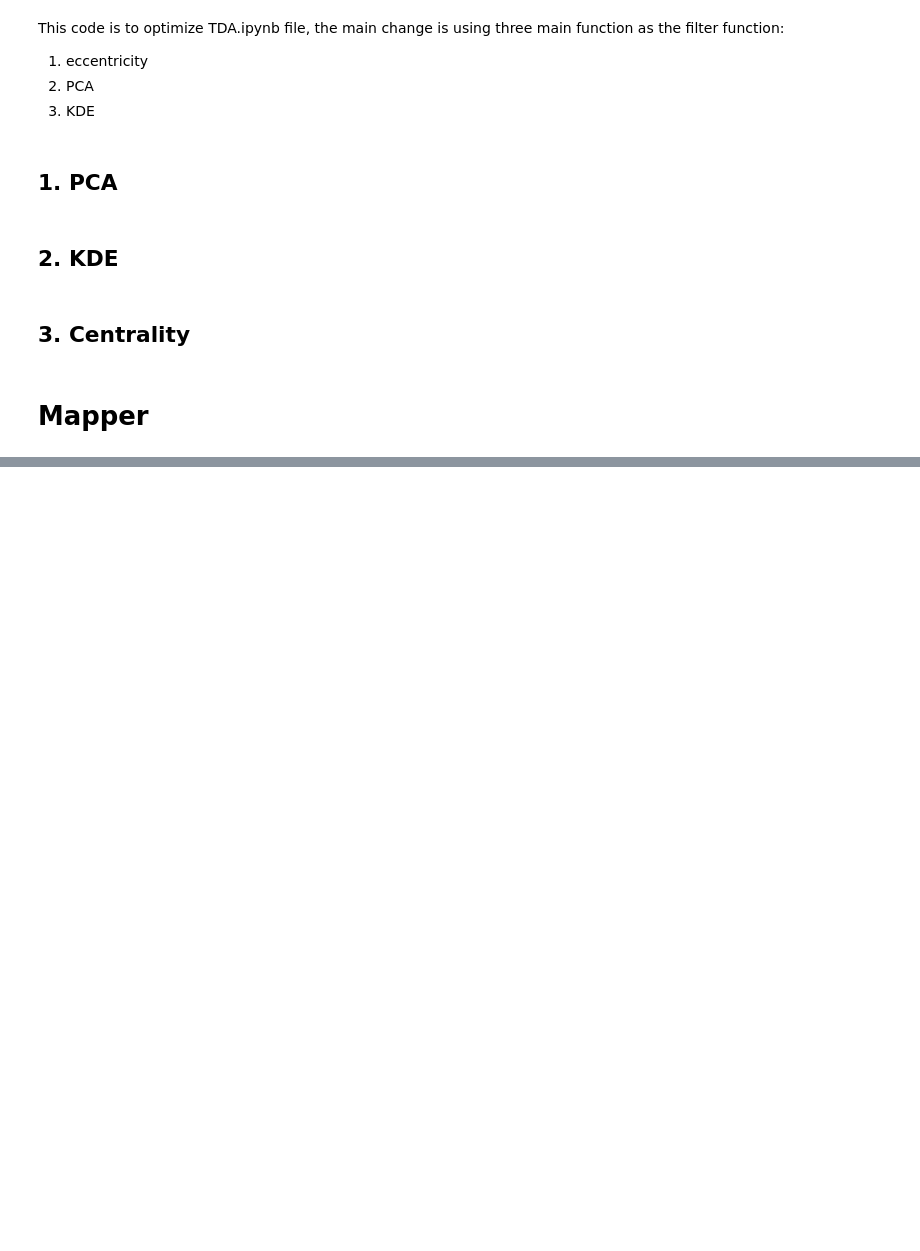
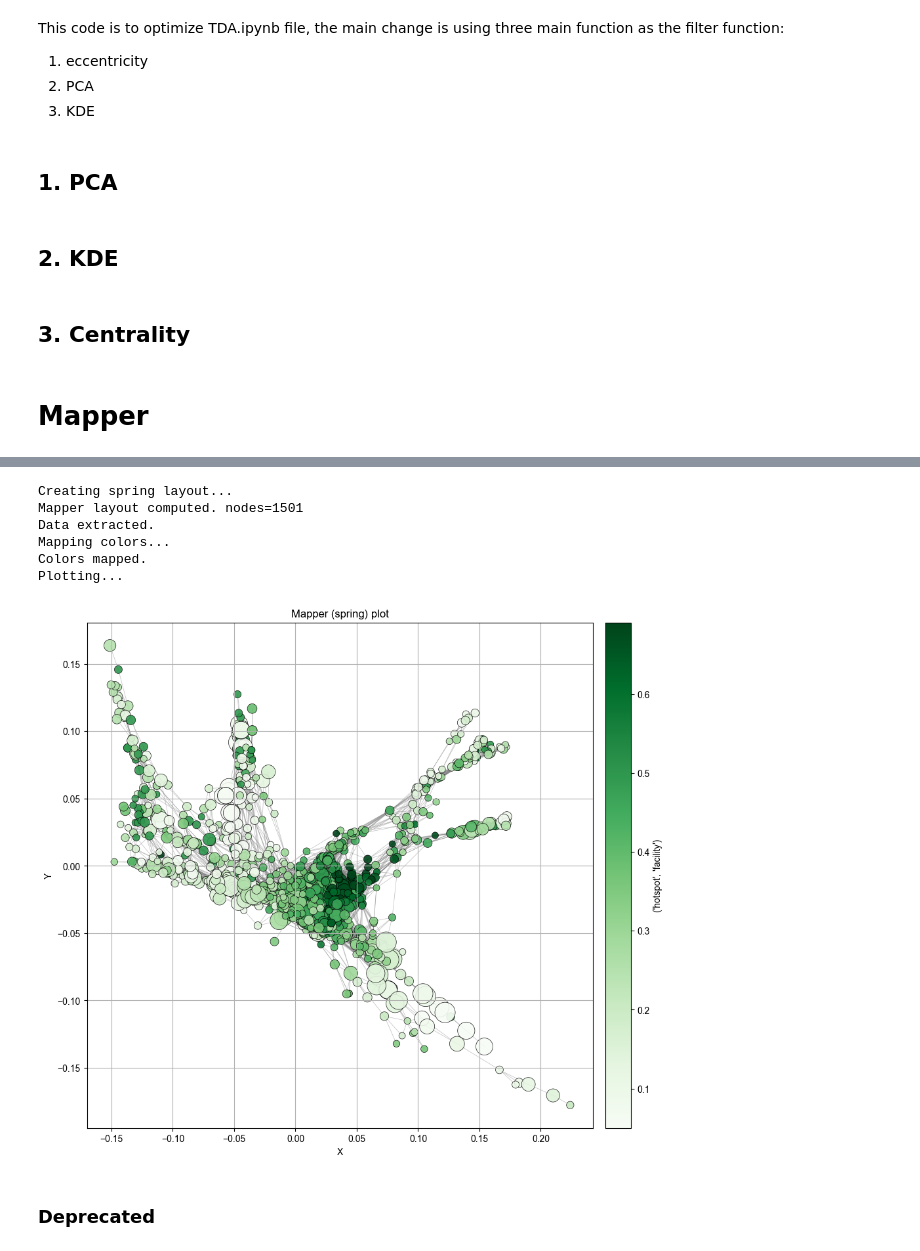
Before and after one commit to kennywang112/ST-RTA, a Jupyter notebook: Models/TDAv2.ipynb, the cells around one changed output, grey strips where cells are left out. Saved outputs shown, nothing was run; the diff lists cells and outputs as text; code cells hidden in the pictures; blank space fills up the shorter version.

Commit message:
optimize plot

```diff
--- a/Models/TDAv2.ipynb
+++ b/Models/TDAv2.ipynb
@@ -164,7 +164,7 @@ for overlap in overlaps:
 
 detailed_results_df = pd.DataFrame(detailed_results)
 # %%
-col = '號誌種類'
+col = '道路類別'
 
 def get_max_categories(row):
 
@@ -186,4 +192,6 @@ all_features_df['hotspot_youbike'] = all_features_df['hotspot'] + '_' + all_feat
 # %%
+from collections import Counter
+
 def avg_label(data):
     return sum(data) / len(data) if len(data) > 0 else 0
 
@@ -237,7 +245,7 @@ def node_cond_prob(subdf):
         subdf=subdf,
         # 有設施的情況下為熱點的機率
         a_col='hotspot', a_is='Hotspot',
-        b_col='youbike_100m_count_mean', b_rule='>0',
+        b_col='facility', b_rule='>0',
         # 行車管制號誌的情況下為熱點的機率
         # a_col='hotspot', a_is='Hotspot',
         # b_col='號誌-號誌種類名稱_行車管制號誌', b_rule='>0',
@@ -246,3 +254,23 @@ def node_cond_prob(subdf):
         # b_col='車道劃分設施-分道設施-路面邊線名稱_無', b_rule='>0',
         alpha=0.5
     )
+
+# use this for finding specific value ratios in a column
+def ratio_in_data(data, col='county_city', values='City'):
+
+    import pandas as pd
+
+    # 取出要判斷的 Series
+    if isinstance(data, pd.DataFrame):
+        s = data[col].astype(str)
+    else:
+        s = pd.Series(data).astype(str)
+
+    # 正規化欲比對的值集合
+    if isinstance(values, (list, tuple, set)):
+        target = set(map(str, values))
+        mask = s.isin(target)
+    else:
+        mask = (s == str(values))
+
+    return float(mask.mean())
@@ -251,42 +297,53 @@ from TrafficTDApythonUtils.plotsv2 import MapperPlotterSpring
 
 overlaps = [3]
 intervals = [10]
+seeds = [47]
 # seeds = [i for i in range(10, 50)]
-seeds = [47]
+choose = ('hotspot', 'facility')
+
 for seed in seeds:
     for overlap in overlaps:
         for interval in intervals:
             detailed_results_df = pickle.load(open(f"../ComputedData/ForMatrixV2/o{overlap}i{interval}.pkl", "rb"))
-            # choose = ('hotspot', '號誌-號誌種類名稱_行車管制號誌')
-            choose = ('hotspot', 'youbike_100m_count_mean')
-            # choose = ('hotspot', '車道劃分設施-分道設施-路面邊線名稱_無')
             mapper_plotter = MapperPlotterSpring(
                 detailed_results_df['mapper_info'],
                 all_features_df,
-                seed=seed, iterations=100, dim=2,
+                seed=seed, iterations=130, dim=2,
                 range_lst=[-0.5, 0.5, 0.5, -0.5],
-                cmap="Red",
+                cmap="Greens",
                 encoded_label=node_cond_prob
+                # encoded_label=most_common_encoded_label
+                # encoded_label=ratio_in_data
+                # encoded_label=avg_label
             )
-            mapper_plotter.cmap = "Reds"
-            mapper_plotter.create_mapper_plot(choose, avg=True, size_threshold=50)
+            mapper_plotter.create_mapper_plot(choose, avg=True, size_threshold=50, plot_type='spring')
             full_info, outliers = mapper_plotter.extract_data()
             mapper_plotter.map_colors(threshold=0)
-            mapper_plotter.plot(set_label=False, size=500, anchor=1,
+            mapper_plotter.plot(set_label=True, size=500, anchor=(0,0),
                                 # save_path=f"../ComputedData/ForMatrixV2/Plots/o{overlap}i{interval}s{seed}_{choose}.png"
                                 )
             # mapper_plotter.plot3d_matplotlib(
             #     choose,
             #     avg=False,
             #     save_path=f"../ComputedData/ForMatrixV2/Plots/o{overlap}i{interval}s{seed}_{choose}.png",
             #     size=1200, elev=22, azim=35, dpi=180
             # )
             # mapper_plotter.pvis(
             #     path="mapper_interactive.html",
             #     physics_mode="off",
             #     edge_length_from_layout=True,
             #     scale_xy=900,
             #     node_size_cap=20,
             #     open_browser=True
             # )
+# %% [output]
+Creating spring layout...
+Mapper layout computed. nodes=1501
+Data extracted.
+Mapping colors...
+Colors mapped.
+Plotting...
+[figure, added]
+# %% [markdown]
+### Deprecated
 # %%
```
Also changed, not shown: parts of 4 cells of this notebook, 5 other files.
